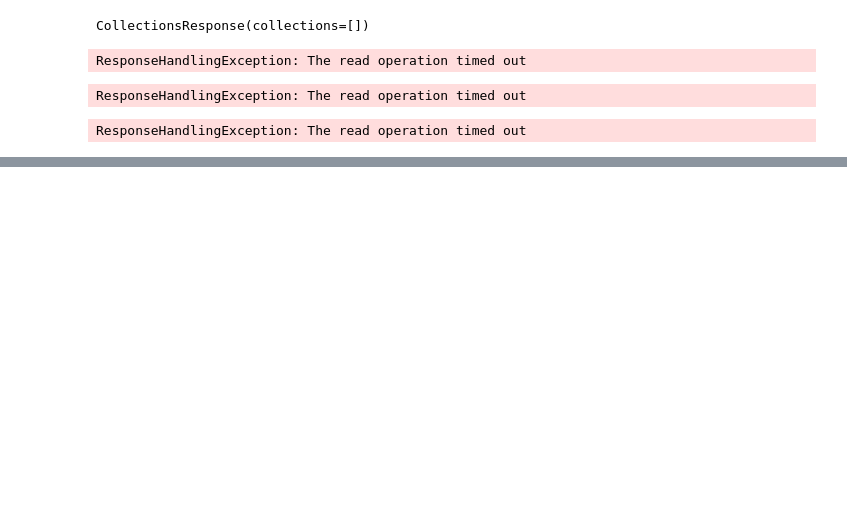
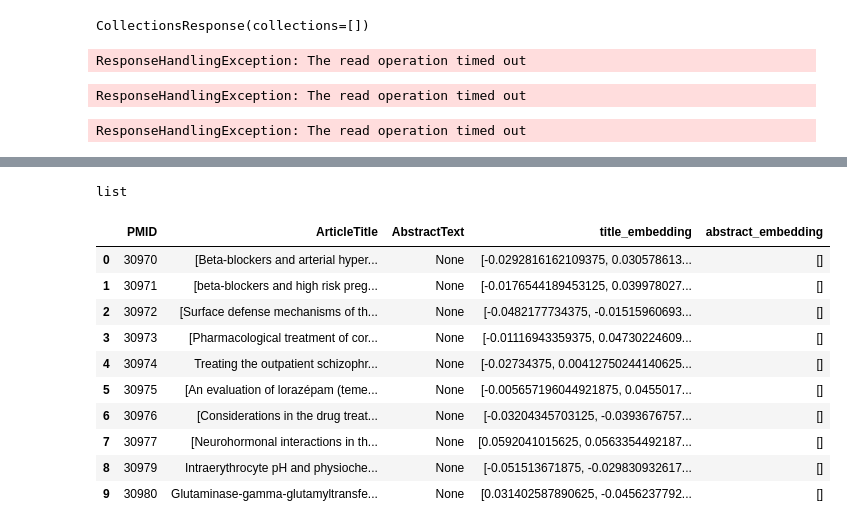
Before and after one commit to AI-Northstar-Tech/vector-io, a Jupyter notebook: src/vdf_io/notebooks/qdrant-big.ipynb, the cells around one changed output, grey strips where cells are left out. Saved outputs shown, nothing was run; the diff lists cells and outputs as text; code cells hidden in the pictures; blank space fills up the shorter version.

```diff
--- a/src/vdf_io/notebooks/qdrant-big.ipynb
+++ b/src/vdf_io/notebooks/qdrant-big.ipynb
@@ -33,0 +69,30 @@ ResponseHandlingException: The read operation timed out
+# %%
+from datasets import load_dataset
+
+
+ds = load_dataset("somewheresystems/dataclysm-pubmed", split="train", streaming=True)
+# %%
+df_take = pd.DataFrame(ds.take(10))
+# %%
+type(df_take['title_embedding'].iloc[0][0])
+# %% [output]
+list
+# %%
+import numpy as np
+
+
+df_take['title_embedding'] = df_take['title_embedding'].apply(lambda x: np.array(x).flatten())
+# %%
+df_take
+# %% [output]
+|  | PMID | ArticleTitle | AbstractText | title_embedding | abstract_embedding |
+| 0 | 30970 | [Beta-blockers and arterial hyper... | None | [-0.0292816162109375, 0.030578613... | [] |
+| 1 | 30971 | [beta-blockers and high risk preg... | None | [-0.0176544189453125, 0.039978027... | [] |
+| 2 | 30972 | [Surface defense mechanisms of th... | None | [-0.0482177734375, -0.01515960693... | [] |
+| 3 | 30973 | [Pharmacological treatment of cor... | None | [-0.01116943359375, 0.04730224609... | [] |
+| 4 | 30974 | Treating the outpatient schizophr... | None | [-0.02734375, 0.00412750244140625... | [] |
+| 5 | 30975 | [An evaluation of lorazépam (teme... | None | [-0.005657196044921875, 0.0455017... | [] |
+| 6 | 30976 | [Considerations in the drug treat... | None | [-0.03204345703125, -0.0393676757... | [] |
+| 7 | 30977 | [Neurohormonal interactions in th... | None | [0.0592041015625, 0.0563354492187... | [] |
+| 8 | 30979 | Intraerythrocyte pH and physioche... | None | [-0.051513671875, -0.029830932617... | [] |
+| 9 | 30980 | Glutaminase-gamma-glutamyltransfe... | None | [0.031402587890625, -0.0456237792... | [] |
```
Also changed, not shown: parts of 3 cells of this notebook, 6 other files.
